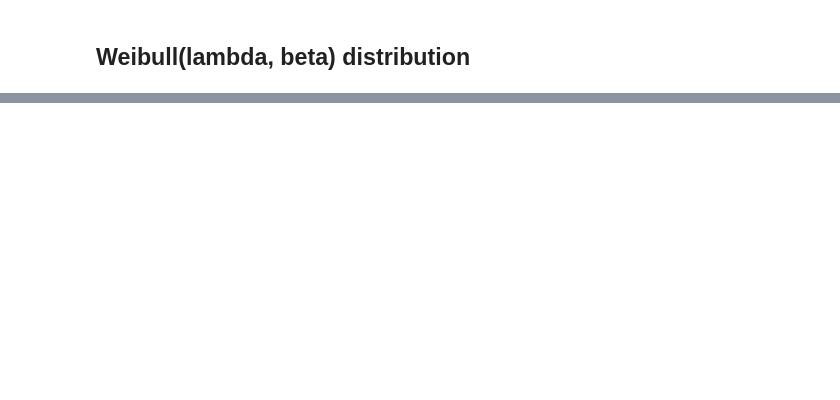
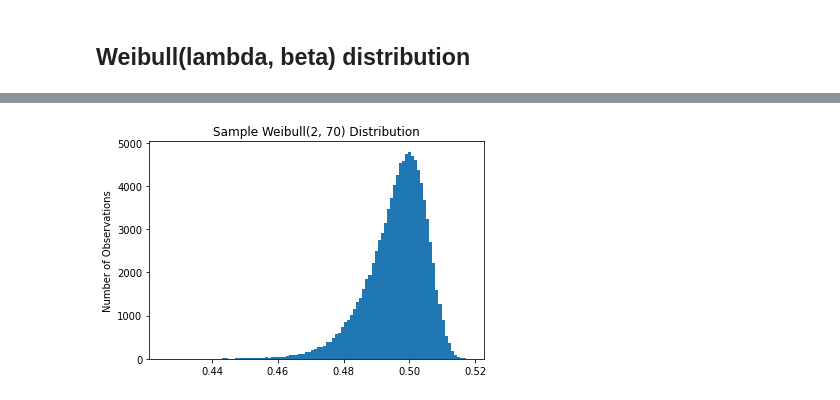
Before and after one commit to spencervore-dev/simulation_course_random_variate_generation_example, a Jupyter notebook: plot_distributions.ipynb, the cells around one changed output, grey strips where cells are left out. Saved outputs shown, nothing was run; the diff lists cells and outputs as text; code cells hidden in the pictures; blank space fills up the shorter version.

```diff
--- a/plot_distributions.ipynb
+++ b/plot_distributions.ipynb
@@ -180,0 +218,11 @@ TypeError: ufunc 'bitwise_xor' not supported for the input types, and the inputs
+# %%
+lamb = 2
+beta = 70
+
+weibulls = [rds.weibull(lamb, beta) for _ in range(100_000)]
+plt.hist(weibulls, bins=100)
+plt.title(f"Sample Weibull({lamb}, {beta}) Distribution")
+plt.ylabel("Number of Observations")
+plt.show()
+# %% [output]
+[figure, added]
```
Also changed, not shown: parts of 16 cells of this notebook, 1 other file.
